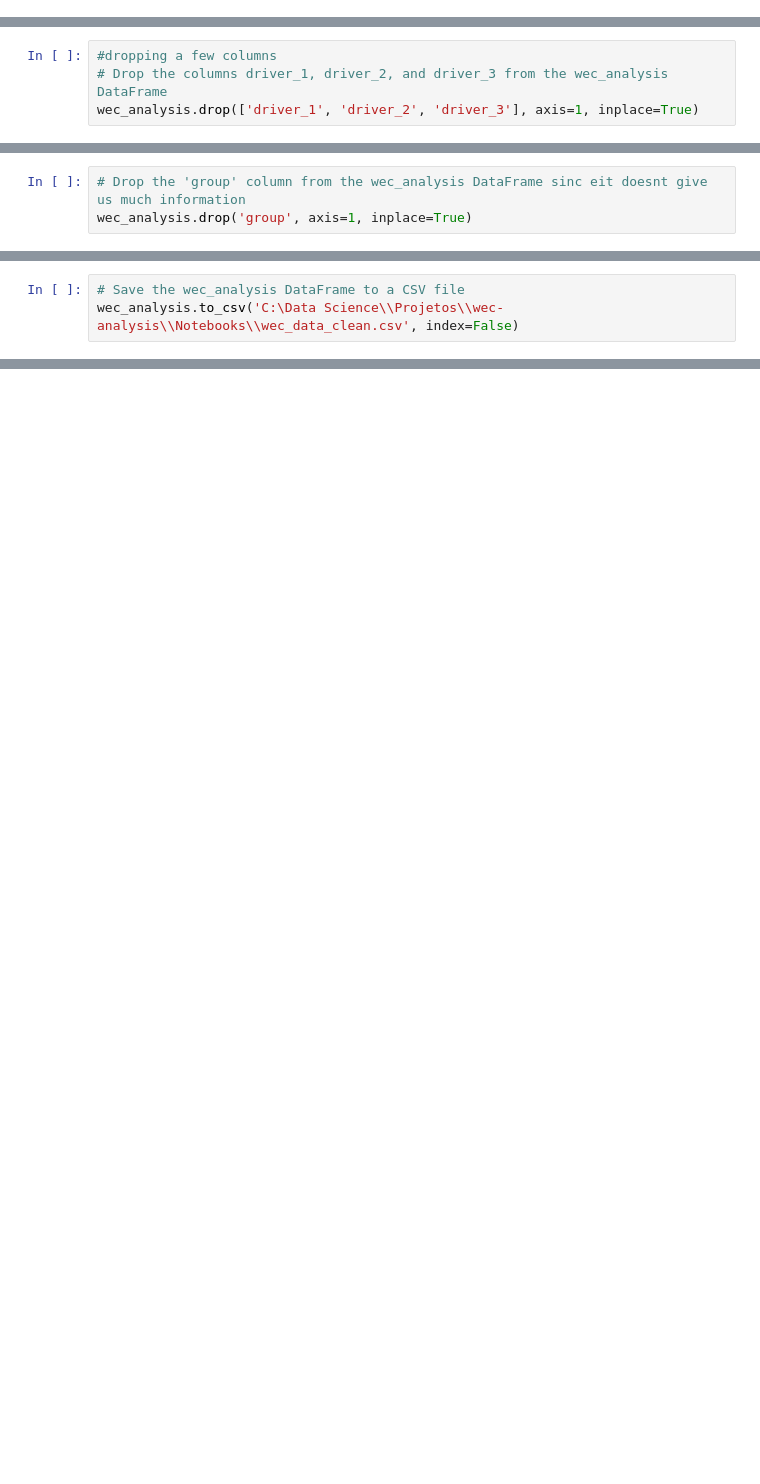
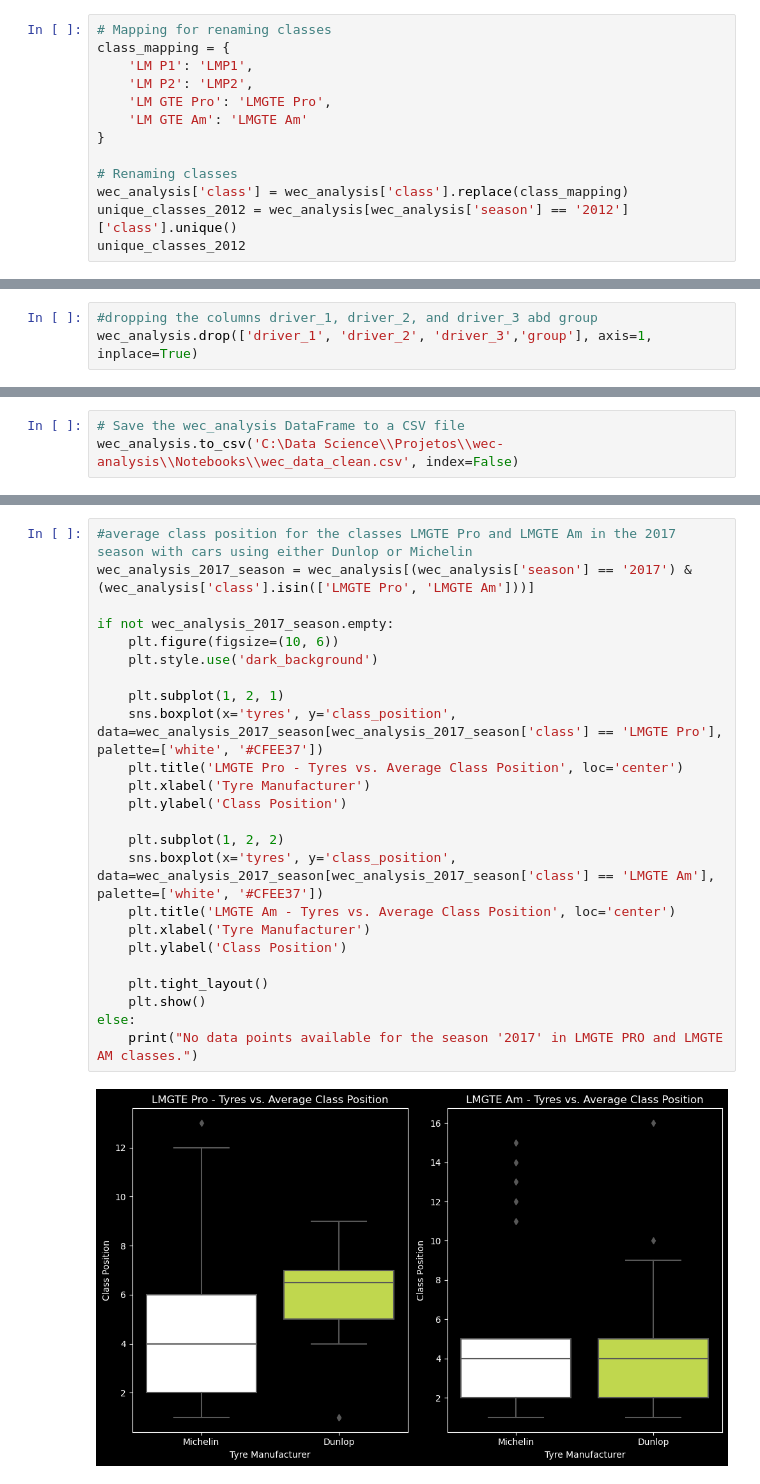
Before and after one commit to FelipeLRoll/wec-analysis, a Jupyter notebook: Notebooks/wec_analysis.ipynb, the cells around one changed output, grey strips where cells are left out. Saved outputs shown, nothing was run; the diff lists cells and outputs as text; blank space fills up the shorter version.

```diff
--- a/Notebooks/wec_analysis.ipynb
+++ b/Notebooks/wec_analysis.ipynb
@@ -27,0 +74,13 @@ memory usage: 521.8+ KB
+# %%
+# Mapping for renaming classes
+class_mapping = {
+    'LM P1': 'LMP1',
+    'LM P2': 'LMP2',
+    'LM GTE Pro': 'LMGTE Pro',
+    'LM GTE Am': 'LMGTE Am'
+}
+
+# Renaming classes
+wec_analysis['class'] = wec_analysis['class'].replace(class_mapping)
+unique_classes_2012 = wec_analysis[wec_analysis['season'] == '2012']['class'].unique()
+unique_classes_2012
@@ -28,4 +96,3 @@ memory usage: 521.8+ KB
 # %%
-#dropping a few columns
-# Drop the columns driver_1, driver_2, and driver_3 from the wec_analysis DataFrame
-wec_analysis.drop(['driver_1', 'driver_2', 'driver_3'], axis=1, inplace=True)
+#dropping the columns driver_1, driver_2, and driver_3 abd group
+wec_analysis.drop(['driver_1', 'driver_2', 'driver_3','group'], axis=1, inplace=True)
@@ -176,3 +153,0 @@ array(['H', 'L', nan, 'P/A'], dtype=object)
-# %%
-# Drop the 'group' column from the wec_analysis DataFrame sinc eit doesnt give us much information
-wec_analysis.drop('group', axis=1, inplace=True)
@@ -272,0 +163,26 @@ wec_analysis.to_csv('C:\Data Science\\Projetos\\wec-analysis\\Notebooks\\wec_dat
+# %%
+#average class position for the classes LMGTE Pro and LMGTE Am in the 2017 season with cars using either Dunlop or Michelin
+wec_analysis_2017_season = wec_analysis[(wec_analysis['season'] == '2017') & (wec_analysis['class'].isin(['LMGTE Pro', 'LMGTE Am']))]
+
+if not wec_analysis_2017_season.empty:
+    plt.figure(figsize=(10, 6))
+    plt.style.use('dark_background')
+
+    plt.subplot(1, 2, 1)
+    sns.boxplot(x='tyres', y='class_position', data=wec_analysis_2017_season[wec_analysis_2017_season['class'] == 'LMGTE Pro'], palette=['white', '#CFEE37'])
+    plt.title('LMGTE Pro - Tyres vs. Average Class Position', loc='center')
+    plt.xlabel('Tyre Manufacturer')
+    plt.ylabel('Class Position')
+
+    plt.subplot(1, 2, 2)
+    sns.boxplot(x='tyres', y='class_position', data=wec_analysis_2017_season[wec_analysis_2017_season['class'] == 'LMGTE Am'], palette=['white', '#CFEE37'])
+    plt.title('LMGTE Am - Tyres vs. Average Class Position', loc='center')
+    plt.xlabel('Tyre Manufacturer')
+    plt.ylabel('Class Position')
+
+    plt.tight_layout()
+    plt.show()
+else:
+    print("No data points available for the season '2017' in LMGTE PRO and LMGTE AM classes.")
+# %% [output]
+[figure, added]
```
Also changed, not shown: parts of 64 cells of this notebook, 3 other files.
